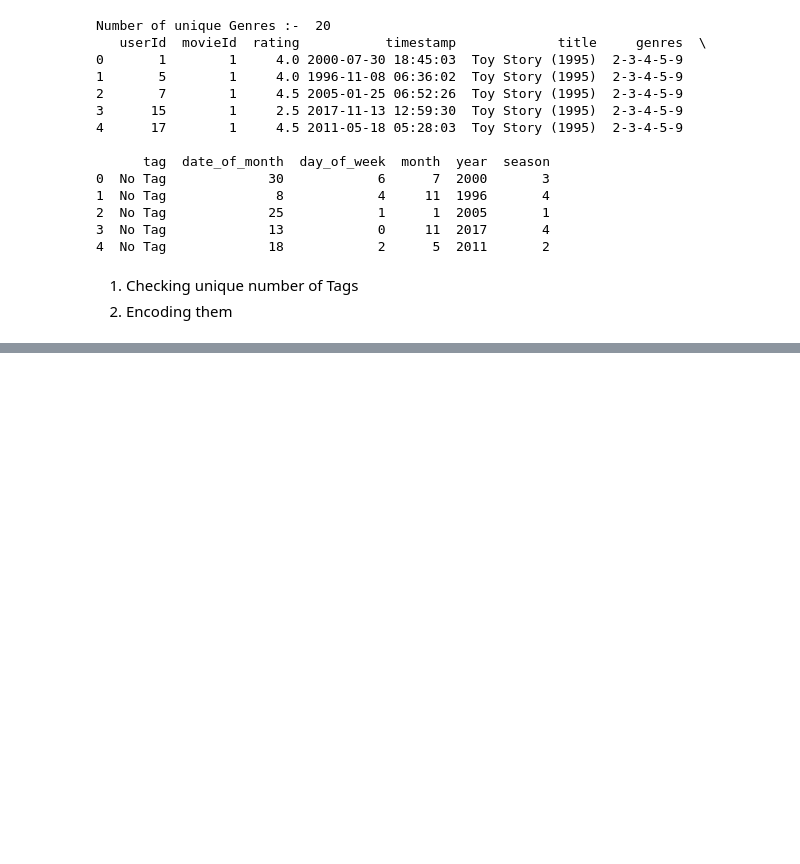
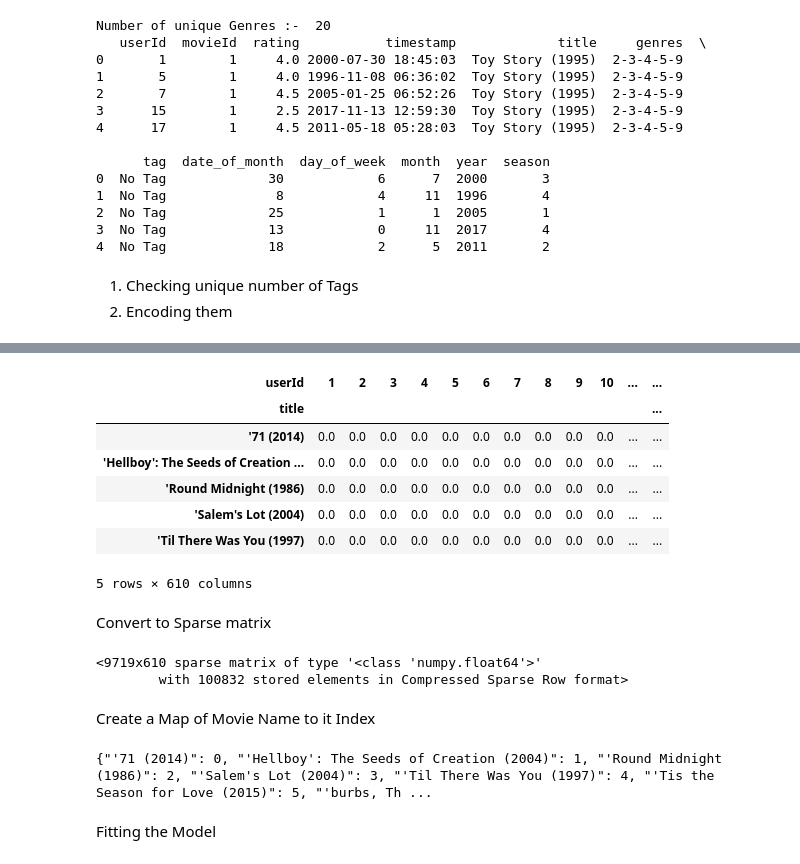
Before and after one commit to b22cs068/Movie-Recommendor-System, a Jupyter notebook: PROJECT_ARMAN.ipynb, the cells around one changed output, grey strips where cells are left out. Saved outputs shown, nothing was run; the diff lists cells and outputs as text; code cells hidden in the pictures; blank space fills up the shorter version.

```diff
--- a/PROJECT_ARMAN.ipynb
+++ b/PROJECT_ARMAN.ipynb
@@ -381,0 +740,11 @@ The following movies are recommended for user 5 :
+# %%
+refined_dataset = merged_dataset.groupby(by=['userId','title'], as_index=False).agg({"rating":"mean"})
+
+refined_dataset.head()
+# pivot and create movie-user matrix
+user_to_movie_df = refined_dataset.pivot(
+    index='userId',
+     columns='title',
+      values='rating').fillna(0)
+
+user_to_movie_df.head()
@@ -381,0 +1012,40 @@ The following movies are recommended for user 5 :
+# %%
+# pivot and create movie-user matrix
+movie_to_user_df = refined_dataset.pivot(
+     index='title',
+   columns='userId',
+      values='rating').fillna(0)
+
+movie_to_user_df.head()
+# %% [output]
+| userId | 1 | 2 | 3 | 4 | 5 | 6 | 7 | 8 | 9 | 10 | ... | ... |
+| title |  |  |  |  |  |  |  |  |  |  |  | ... |
+| '71 (2014) | 0.0 | 0.0 | 0.0 | 0.0 | 0.0 | 0.0 | 0.0 | 0.0 | 0.0 | 0.0 | ... | ... |
+| 'Hellboy': The Seeds of Creation ... | 0.0 | 0.0 | 0.0 | 0.0 | 0.0 | 0.0 | 0.0 | 0.0 | 0.0 | 0.0 | ... | ... |
+| 'Round Midnight (1986) | 0.0 | 0.0 | 0.0 | 0.0 | 0.0 | 0.0 | 0.0 | 0.0 | 0.0 | 0.0 | ... | ... |
+| 'Salem's Lot (2004) | 0.0 | 0.0 | 0.0 | 0.0 | 0.0 | 0.0 | 0.0 | 0.0 | 0.0 | 0.0 | ... | ... |
+| 'Til There Was You (1997) | 0.0 | 0.0 | 0.0 | 0.0 | 0.0 | 0.0 | 0.0 | 0.0 | 0.0 | 0.0 | ... | ... |
+5 rows × 610 columns
+# %% [markdown]
+Convert to Sparse matrix
+# %%
+# transform matrix to scipy sparse matrix
+movie_to_user_sparse_df = csr_matrix(movie_to_user_df.values)
+movie_to_user_sparse_df
+# %% [output]
+<9719x610 sparse matrix of type '<class 'numpy.float64'>'
+        with 100832 stored elements in Compressed Sparse Row format>
+# %% [markdown]
+Create a Map of Movie Name to it Index
+# %%
+movies_list = list(movie_to_user_df.index)
+movies_list[:10]
+
+movie_dict = {movie : index for index, movie in enumerate(movies_list)}
+print(movie_dict)
+
+case_insensitive_movies_list = [i.lower() for i in movies_list]
+# %% [output]
+{"'71 (2014)": 0, "'Hellboy': The Seeds of Creation (2004)": 1, "'Round Midnight (1986)": 2, "'Salem's Lot (2004)": 3, "'Til There Was You (1997)": 4, "'Tis the Season for Love (2015)": 5, "'burbs, Th ...
+# %% [markdown]
+Fitting the Model
```
Also changed, not shown: parts of 54 cells of this notebook.
